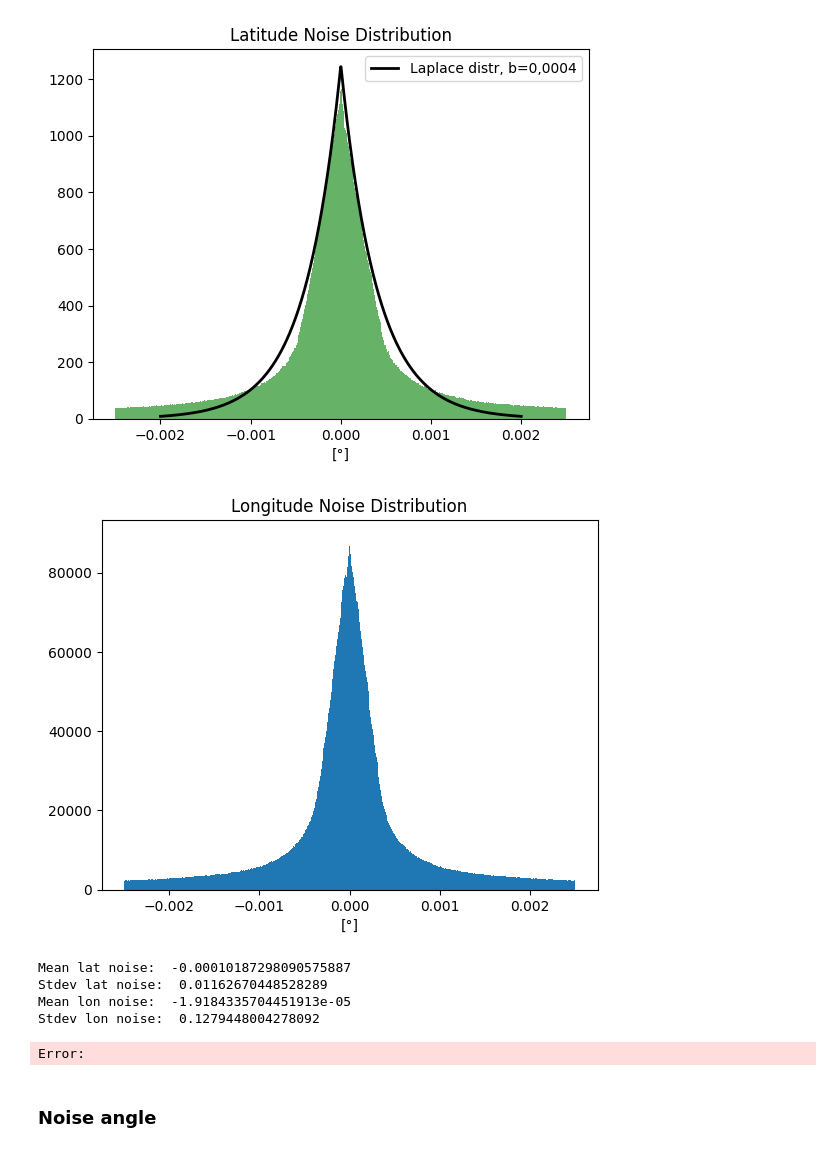
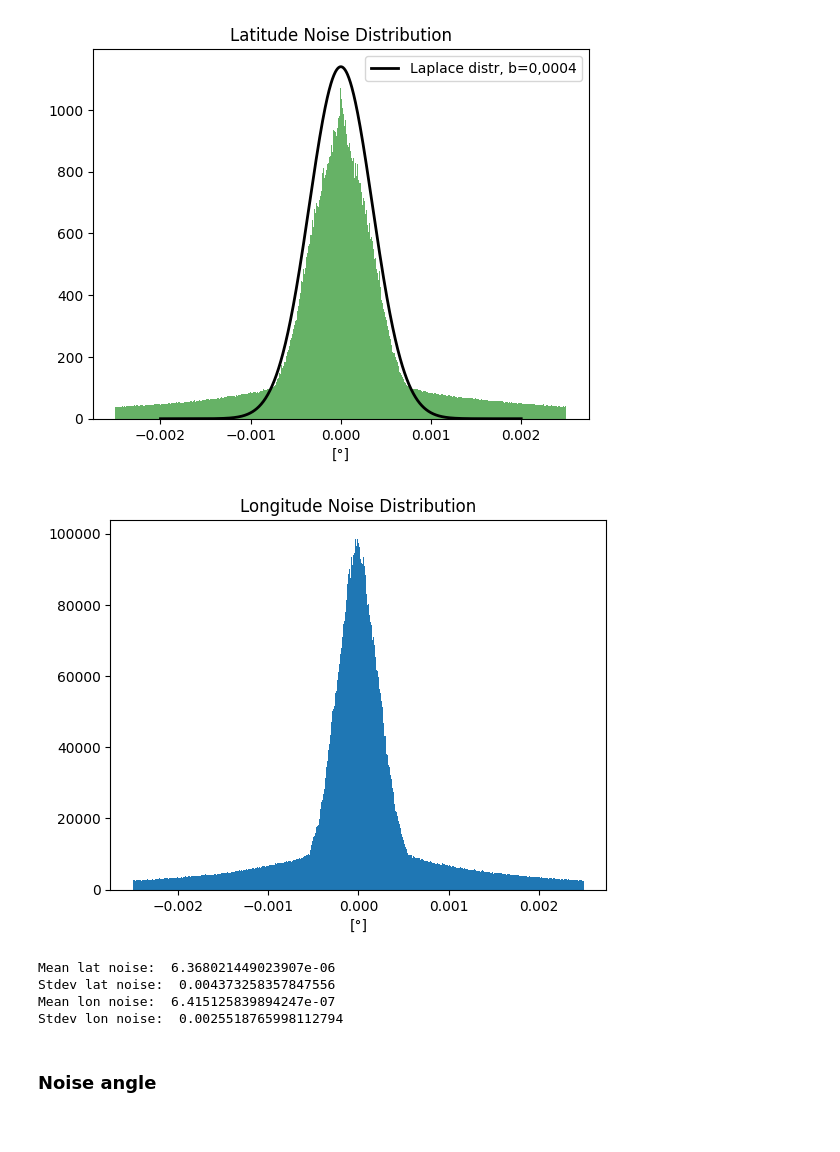
Before and after one commit to dieterj1/thesis, a Jupyter notebook: geolife/noise_distribution.ipynb, the cells around one changed output. Drawn from its saved outputs; the diff is of its cells as text; code cells hidden in the pictures.

Commit message:
changed noise distr for roma taxi dataset

```diff
--- a/geolife/noise_distribution.ipynb
+++ b/geolife/noise_distribution.ipynb
@@ -9,21 +9,38 @@ from pyproj import Transformer
 import math
 import seaborn as sns
 # %%
+import os
+import pandas as pd
+
 traces = []
 processed_traces = []
 
-for i in range(35):
-    traces.extend(read_geolife.read_all_of_user(i))
-for trace in traces:
-    # Convert timestamp to epoch
-    trace['Datetime'] = pd.to_datetime(trace['Datetime']).astype(int) / 10**9
+root_path = "/mnt/d/romataxi"
+
+for i in range(150):
+    user_path = f'{i}.csv'
+    file_path = os.path.join(root_path, user_path)
+    if os.path.exists(file_path):
+        df = pd.read_csv(file_path, sep=",")
+        traces.append(df)  # Append the DataFrame, not the entire content
+
+for trace_df in traces:
+    # Convert timestamp to epoch, with invalid timestamps set to NaT
+    trace_df["Timestamp"] = pd.to_datetime(trace_df["Timestamp"], format="ISO8601", errors="coerce").astype(int) / 10**9
+
+    # Drop rows where Timestamp is NaT (invalid timestamps)
+    trace_df = trace_df.dropna(subset=["Timestamp"])
+
     # Sort by time
-    trace = trace.sort_values(by='Datetime')
-    # Convert to array (lon, lat, timestamp)
-    trace = trace[['Longitude', 'Latitude', 'Datetime']].to_numpy()
+    trace_df = trace_df.sort_values(by='Timestamp')
+
+    # Convert to array (Longitude, Latitude, Timestamp)
+    trace = trace_df[['Longitude', 'Latitude', 'Timestamp']].to_numpy()
+
     # Convert to list of tuples
     trace = [tuple(x) for x in trace]
-    # Ensure timestamp is an integer
+
+    # Ensure timestamp is an integer (now there shouldn't be NaT values)
     trace = [(x[0], x[1], int(x[2])) for x in trace]
 
     processed_traces.append(trace)
@@ -31,7 +48,7 @@ for trace in traces:
 # Replace traces with processed version
 traces = processed_traces
 # %%
-(space_noise, time_min_period) = (40.0, 90)
+(space_noise, time_min_period) = (60.0, 90)
 perturbed_traces = tr.perturb_traces(
     (space_noise, time_min_period), traces)
 # %%
@@ -77,42 +94,41 @@ lon_noise_clean = lon_noise[np.isfinite(lon_noise)]
 
 mu_lat = np.mean(lat_noise_clean)
 sigma_lat = np.std(lat_noise_clean)
 mu_lon = np.mean(lon_noise_clean)
 sigma_lon = np.std(lon_noise_clean)
 
 # Plot histogram for latitude noise
 plt.hist(lat_noise_clean, bins=500, range=[-0.0025, 0.0025], density=True, alpha=0.6, color='g')
 
 x_vals = np.linspace(-0.002, 0.002, 1000)
-#y_vals = norm.pdf(x_vals, 0, 0.0006)
-y_vals = laplace.pdf(x_vals, 0, 0.0004)
+y_vals = norm.pdf(x_vals, 0, 0.00035)
+#y_vals = laplace.pdf(x_vals, 0, 0.00035)
 
 plt.plot(x_vals, y_vals, 'k', linewidth=2, label="Laplace distr, b=0,0004")
 plt.title('Latitude Noise Distribution')
 plt.xlabel('[°]')
 plt.legend()
 plt.show()
 
 # Plot histogram for longitude noise
 plt.hist(lon_noise_clean, bins=500, range=[-0.0025, 0.0025])
 
 plt.title('Longitude Noise Distribution')
 plt.xlabel('[°]')
 plt.show()
 
 # Print the statistics
 print("Mean lat noise: ", mu_lat)
 print("Stdev lat noise: ", sigma_lat)
 print("Mean lon noise: ", mu_lon)
 print("Stdev lon noise: ", sigma_lon)
 # %% [output]
-[figure, old version]
+[figure, new version]
-[figure, old version]
+[figure, new version]
-Mean lat noise:  -0.00010187298090575887
-Stdev lat noise:  0.01162670448528289
-Mean lon noise:  -1.9184335704451913e-05
-Stdev lon noise:  0.1279448004278092
+Mean lat noise:  6.368021449023907e-06
+Stdev lat noise:  0.004373258357847556
+Mean lon noise:  6.415125839894247e-07
+Stdev lon noise:  0.0025518765998112794
-Error:
 # %% [markdown]
 ### Noise angle
 # %%
```
Also changed, not shown: 1 other file.
